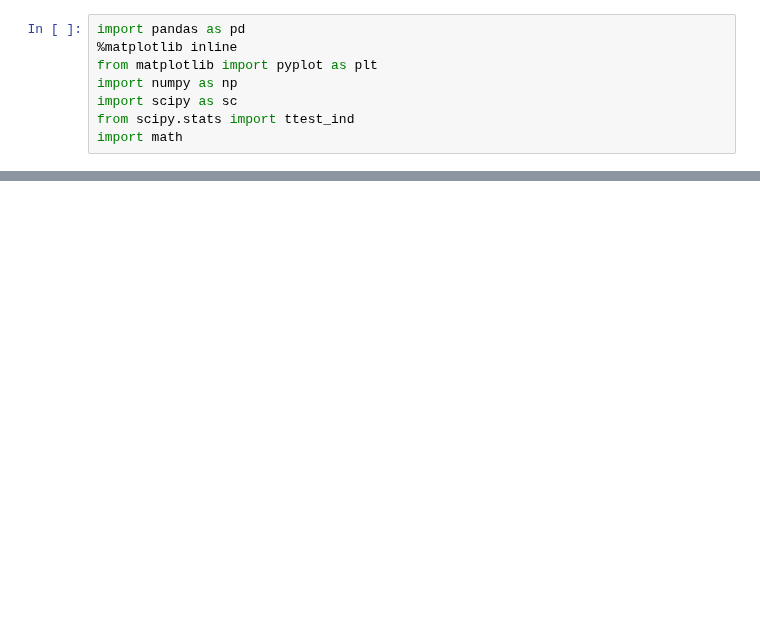
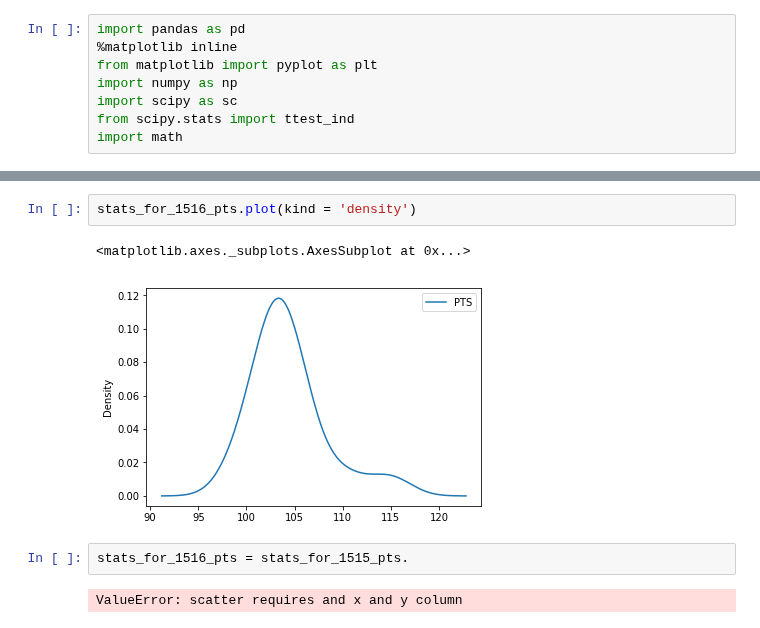
Before and after one commit to MaloneRobert/BasketballPredictor, a Jupyter notebook: Part_Two.ipynb, the cells around one changed output, grey strips where cells are left out. Cells and saved outputs as stored; diff of their text form; blank space fills up the shorter version.

```diff
--- a/Part_Two.ipynb
+++ b/Part_Two.ipynb
@@ -88,0 +93,9 @@ Pearson Correlation between Wins and Field Goal shots made
+# %%
+stats_for_1516_pts.plot(kind = 'density')
+# %% [output]
+<matplotlib.axes._subplots.AxesSubplot at 0x...>
+[figure, added]
+# %%
+stats_for_1516_pts = stats_for_1515_pts.
+# %% [output]
+ValueError: scatter requires and x and y column
```
Also changed, not shown: parts of 12 cells of this notebook.
